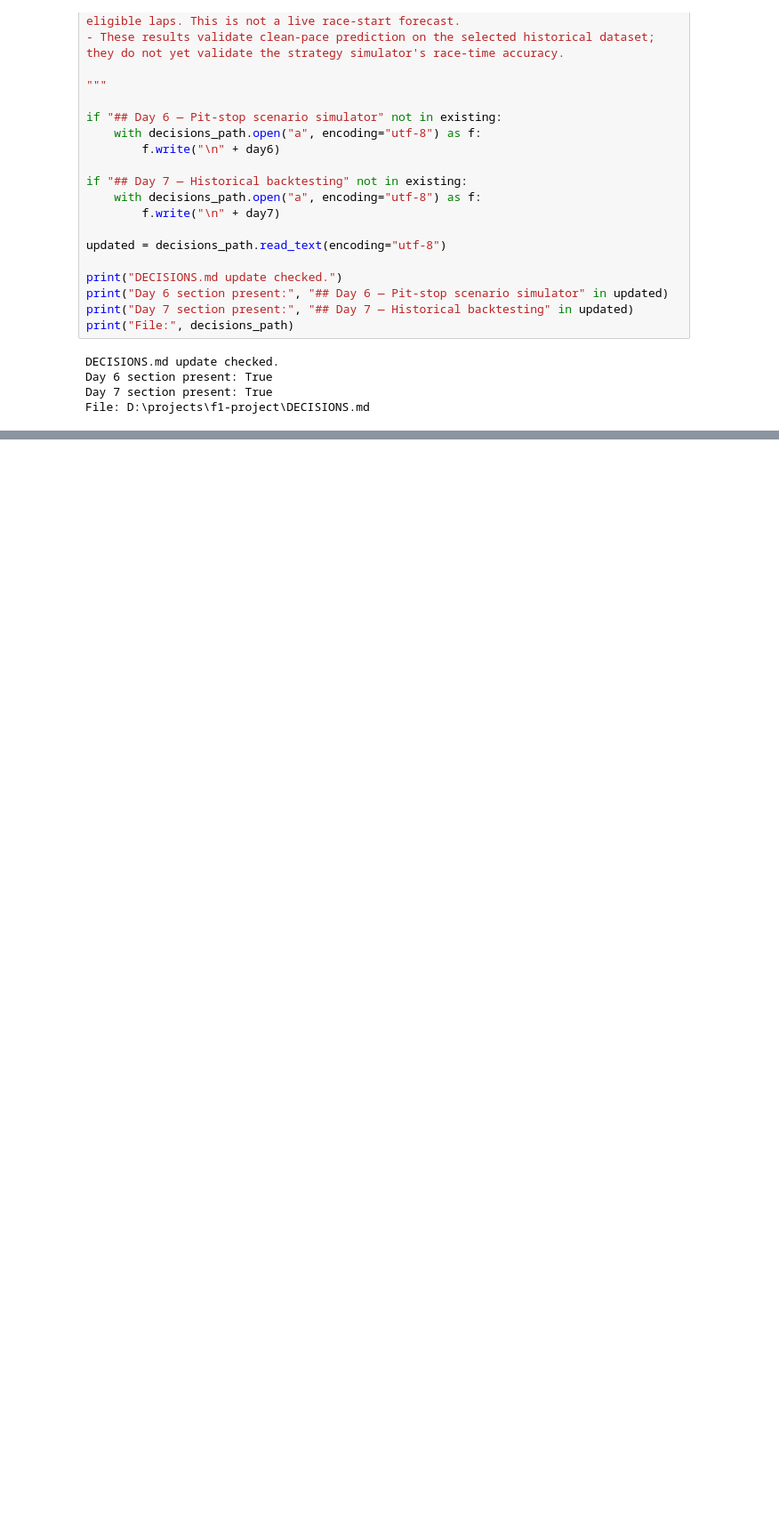
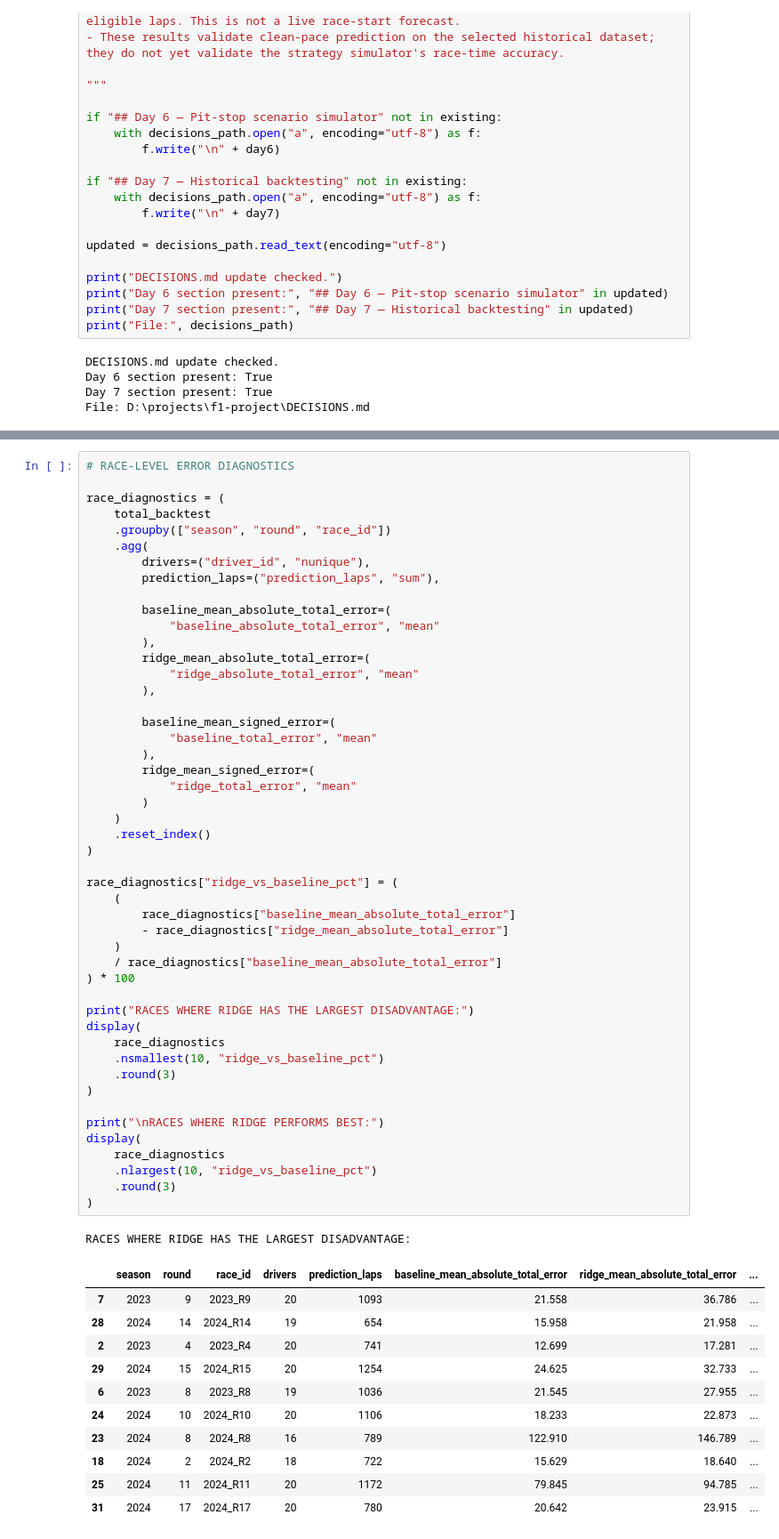
Before and after one commit to ajmanipriyancy/f1-race-strategy, a Jupyter notebook: notebooks/05_pit_stop_scenario_simulator.ipynb, the cells around one changed output, grey strips where cells are left out. Shown at 89% size. Cells and saved outputs as stored; diff of their text form; blank space fills up the shorter version.

```diff
--- a/notebooks/05_pit_stop_scenario_simulator.ipynb
+++ b/notebooks/05_pit_stop_scenario_simulator.ipynb
@@ -1621,0 +1928,61 @@ File: D:\projects\f1-project\DECISIONS.md
+# %%
+# RACE-LEVEL ERROR DIAGNOSTICS
+
+race_diagnostics = (
+    total_backtest
+    .groupby(["season", "round", "race_id"])
+    .agg(
+        drivers=("driver_id", "nunique"),
+        prediction_laps=("prediction_laps", "sum"),
+
+        baseline_mean_absolute_total_error=(
+            "baseline_absolute_total_error", "mean"
+        ),
+        ridge_mean_absolute_total_error=(
+            "ridge_absolute_total_error", "mean"
+        ),
+
+        baseline_mean_signed_error=(
+            "baseline_total_error", "mean"
+        ),
+        ridge_mean_signed_error=(
+            "ridge_total_error", "mean"
+        )
+    )
+    .reset_index()
+)
+
+race_diagnostics["ridge_vs_baseline_pct"] = (
+    (
+        race_diagnostics["baseline_mean_absolute_total_error"]
+        - race_diagnostics["ridge_mean_absolute_total_error"]
+    )
+    / race_diagnostics["baseline_mean_absolute_total_error"]
+) * 100
+
+print("RACES WHERE RIDGE HAS THE LARGEST DISADVANTAGE:")
+display(
+    race_diagnostics
+    .nsmallest(10, "ridge_vs_baseline_pct")
+    .round(3)
+)
+
+print("\nRACES WHERE RIDGE PERFORMS BEST:")
+display(
+    race_diagnostics
+    .nlargest(10, "ridge_vs_baseline_pct")
+    .round(3)
+)
+# %% [output]
+RACES WHERE RIDGE HAS THE LARGEST DISADVANTAGE:
+|  | season | round | race_id | drivers | prediction_laps | baseline_mean_absolute_total_error | ridge_mean_absolute_total_error | ... |
+| 7 | 2023 | 9 | 2023_R9 | 20 | 1093 | 21.558 | 36.786 | ... |
+| 28 | 2024 | 14 | 2024_R14 | 19 | 654 | 15.958 | 21.958 | ... |
+| 2 | 2023 | 4 | 2023_R4 | 20 | 741 | 12.699 | 17.281 | ... |
+| 29 | 2024 | 15 | 2024_R15 | 20 | 1254 | 24.625 | 32.733 | ... |
+| 6 | 2023 | 8 | 2023_R8 | 19 | 1036 | 21.545 | 27.955 | ... |
+| 24 | 2024 | 10 | 2024_R10 | 20 | 1106 | 18.233 | 22.873 | ... |
+| 23 | 2024 | 8 | 2024_R8 | 16 | 789 | 122.910 | 146.789 | ... |
+| 18 | 2024 | 2 | 2024_R2 | 18 | 722 | 15.629 | 18.640 | ... |
+| 25 | 2024 | 11 | 2024_R11 | 20 | 1172 | 79.845 | 94.785 | ... |
+| 31 | 2024 | 17 | 2024_R17 | 20 | 780 | 20.642 | 23.915 | ... |
```
Also changed, not shown: parts of 7 cells of this notebook, 3 other files.
